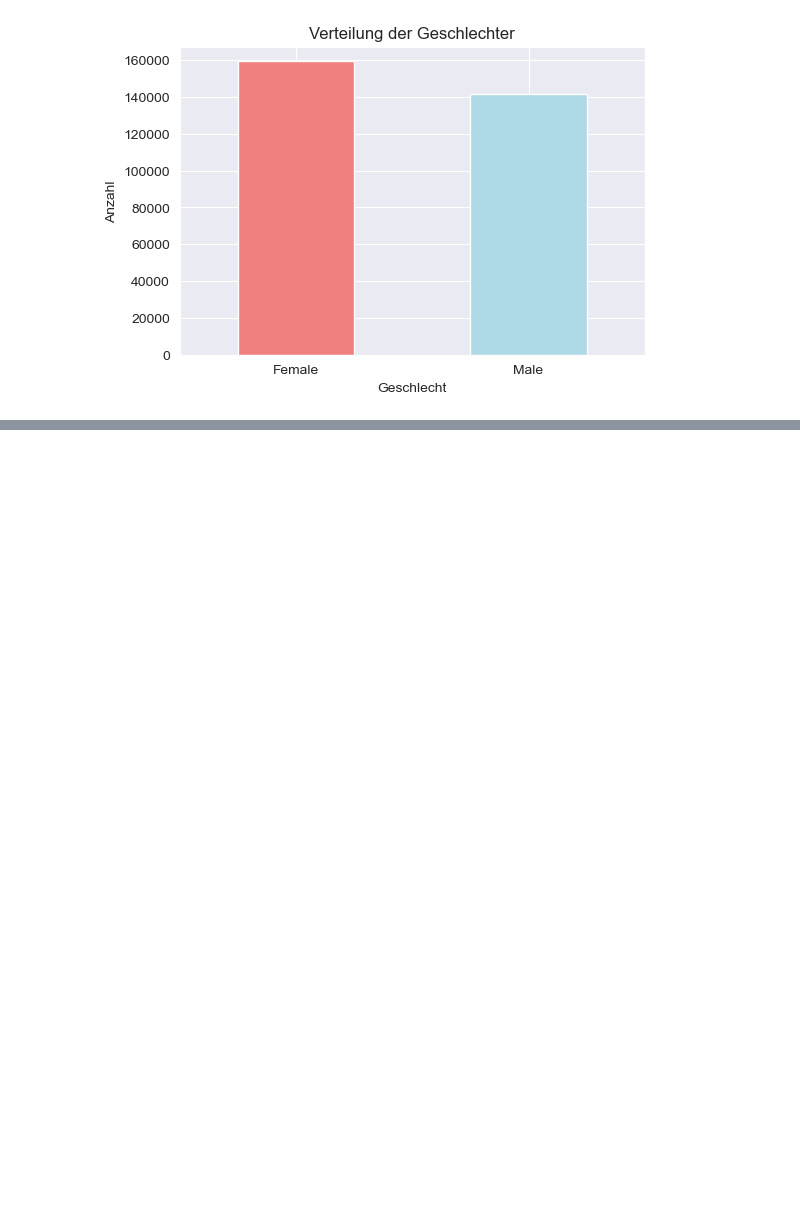
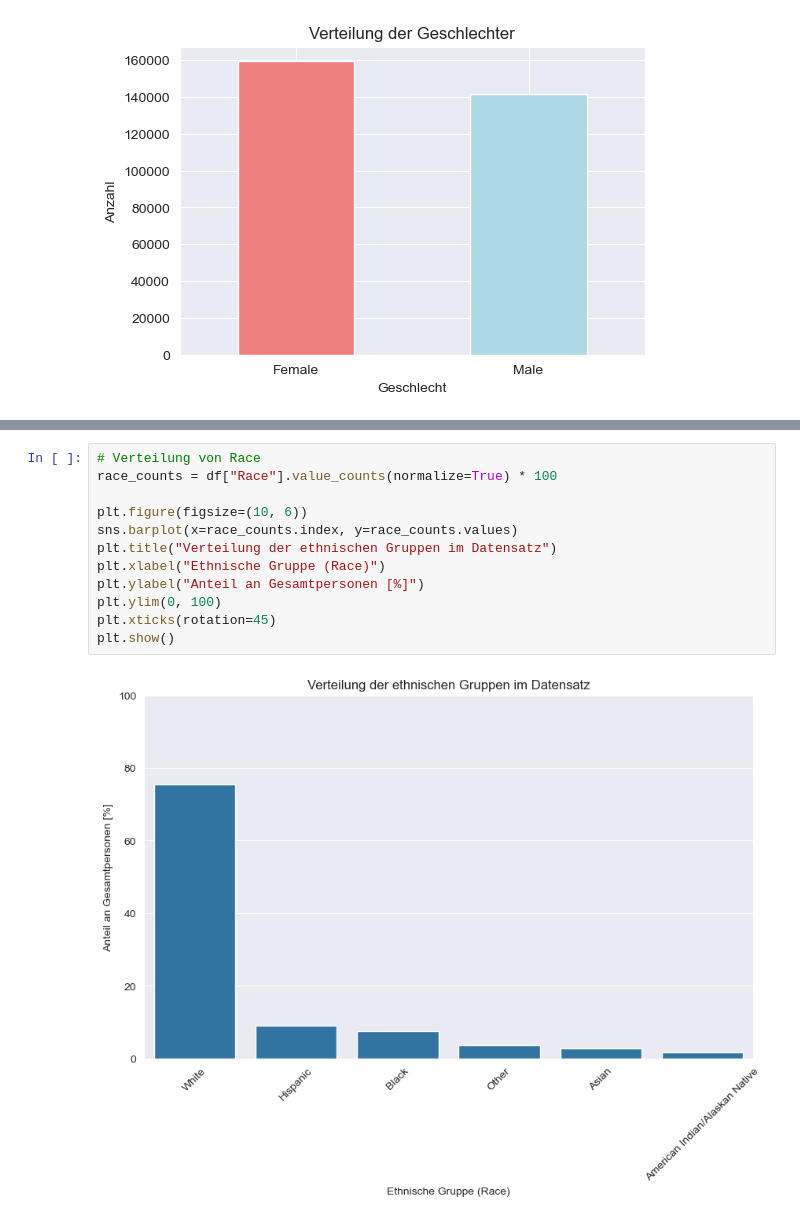
Before and after one commit to ManaTrooo/Asai-Projekt, a Jupyter notebook: DataSet_1.ipynb, the cells around one changed output, grey strips where cells are left out. Saved outputs shown, nothing was run; the diff lists cells and outputs as text; blank space fills up the shorter version.

```diff
--- a/DataSet_1.ipynb
+++ b/DataSet_1.ipynb
@@ -313,0 +362,14 @@ Male: 141644 Patienten (47.07%)
+# %%
+# Verteilung von Race
+race_counts = df["Race"].value_counts(normalize=True) * 100
+
+plt.figure(figsize=(10, 6))
+sns.barplot(x=race_counts.index, y=race_counts.values)
+plt.title("Verteilung der ethnischen Gruppen im Datensatz")
+plt.xlabel("Ethnische Gruppe (Race)")
+plt.ylabel("Anteil an Gesamtpersonen [%]")
+plt.ylim(0, 100)
+plt.xticks(rotation=45)
+plt.show()
+# %% [output]
+[figure, added]
```
Also changed, not shown: parts of 12 cells of this notebook.
